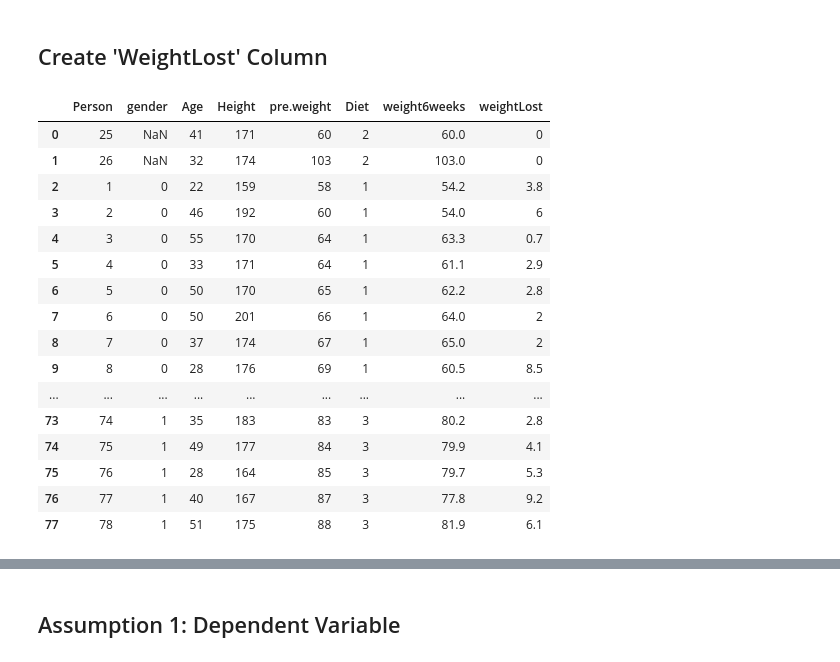
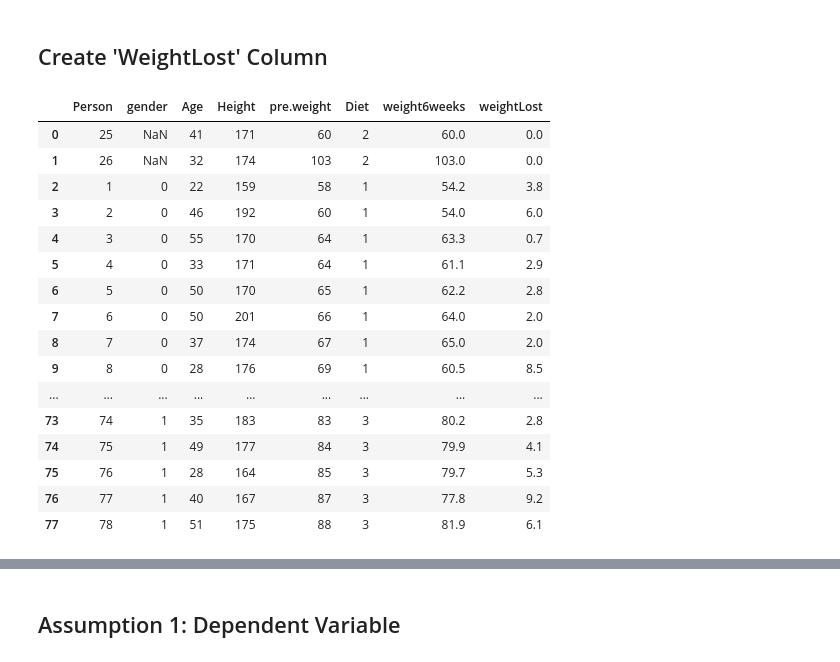
Before and after one commit to PJFinnerty/Machine-Learning-and-Statistics, a Jupyter notebook: ANOVA.ipynb, the cells around one changed output, grey strips where cells are left out. Cells and saved outputs as stored; diff of their text form; code cells hidden in the pictures.

```diff
--- a/ANOVA.ipynb
+++ b/ANOVA.ipynb
@@ -154,2 +64,22 @@ data_2 = result.rename(columns={0: 'weightLost'})  # new method
+# %%
+df
+# %% [output]
+|  | Person | gender | Age | Height | pre.weight | Diet | weight6weeks | weightLost |
+| 0 | 25 | NaN | 41 | 171 | 60 | 2 | 60.0 | 0.0 |
+| 1 | 26 | NaN | 32 | 174 | 103 | 2 | 103.0 | 0.0 |
+| 2 | 1 | 0 | 22 | 159 | 58 | 1 | 54.2 | 3.8 |
+| 3 | 2 | 0 | 46 | 192 | 60 | 1 | 54.0 | 6.0 |
+| 4 | 3 | 0 | 55 | 170 | 64 | 1 | 63.3 | 0.7 |
+| 5 | 4 | 0 | 33 | 171 | 64 | 1 | 61.1 | 2.9 |
+| 6 | 5 | 0 | 50 | 170 | 65 | 1 | 62.2 | 2.8 |
+| 7 | 6 | 0 | 50 | 201 | 66 | 1 | 64.0 | 2.0 |
+| 8 | 7 | 0 | 37 | 174 | 67 | 1 | 65.0 | 2.0 |
+| 9 | 8 | 0 | 28 | 176 | 69 | 1 | 60.5 | 8.5 |
+| ... | ... | ... | ... | ... | ... | ... | ... | ... |
+| 73 | 74 | 1 | 35 | 183 | 83 | 3 | 80.2 | 2.8 |
+| 74 | 75 | 1 | 49 | 177 | 84 | 3 | 79.9 | 4.1 |
+| 75 | 76 | 1 | 28 | 164 | 85 | 3 | 79.7 | 5.3 |
+| 76 | 77 | 1 | 40 | 167 | 87 | 3 | 77.8 | 9.2 |
+| 77 | 78 | 1 | 51 | 175 | 88 | 3 | 81.9 | 6.1 |
 # %%
 #Run once:
@@ -157,20 +86,0 @@ data_2 = result.rename(columns={0: 'weightLost'})  # new method
-# %%
-data_2
-# %% [output]
-|  | Person | gender | Age | Height | pre.weight | Diet | weight6weeks | weightLost |
-| 0 | 25 | NaN | 41 | 171 | 60 | 2 | 60.0 | 0 |
-| 1 | 26 | NaN | 32 | 174 | 103 | 2 | 103.0 | 0 |
-| 2 | 1 | 0 | 22 | 159 | 58 | 1 | 54.2 | 3.8 |
-| 3 | 2 | 0 | 46 | 192 | 60 | 1 | 54.0 | 6 |
-| 4 | 3 | 0 | 55 | 170 | 64 | 1 | 63.3 | 0.7 |
-| 5 | 4 | 0 | 33 | 171 | 64 | 1 | 61.1 | 2.9 |
-| 6 | 5 | 0 | 50 | 170 | 65 | 1 | 62.2 | 2.8 |
-| 7 | 6 | 0 | 50 | 201 | 66 | 1 | 64.0 | 2 |
-| 8 | 7 | 0 | 37 | 174 | 67 | 1 | 65.0 | 2 |
-| 9 | 8 | 0 | 28 | 176 | 69 | 1 | 60.5 | 8.5 |
-| ... | ... | ... | ... | ... | ... | ... | ... | ... |
-| 73 | 74 | 1 | 35 | 183 | 83 | 3 | 80.2 | 2.8 |
-| 74 | 75 | 1 | 49 | 177 | 84 | 3 | 79.9 | 4.1 |
-| 75 | 76 | 1 | 28 | 164 | 85 | 3 | 79.7 | 5.3 |
-| 76 | 77 | 1 | 40 | 167 | 87 | 3 | 77.8 | 9.2 |
-| 77 | 78 | 1 | 51 | 175 | 88 | 3 | 81.9 | 6.1 |
```
Also changed, not shown: parts of 39 cells of this notebook.
